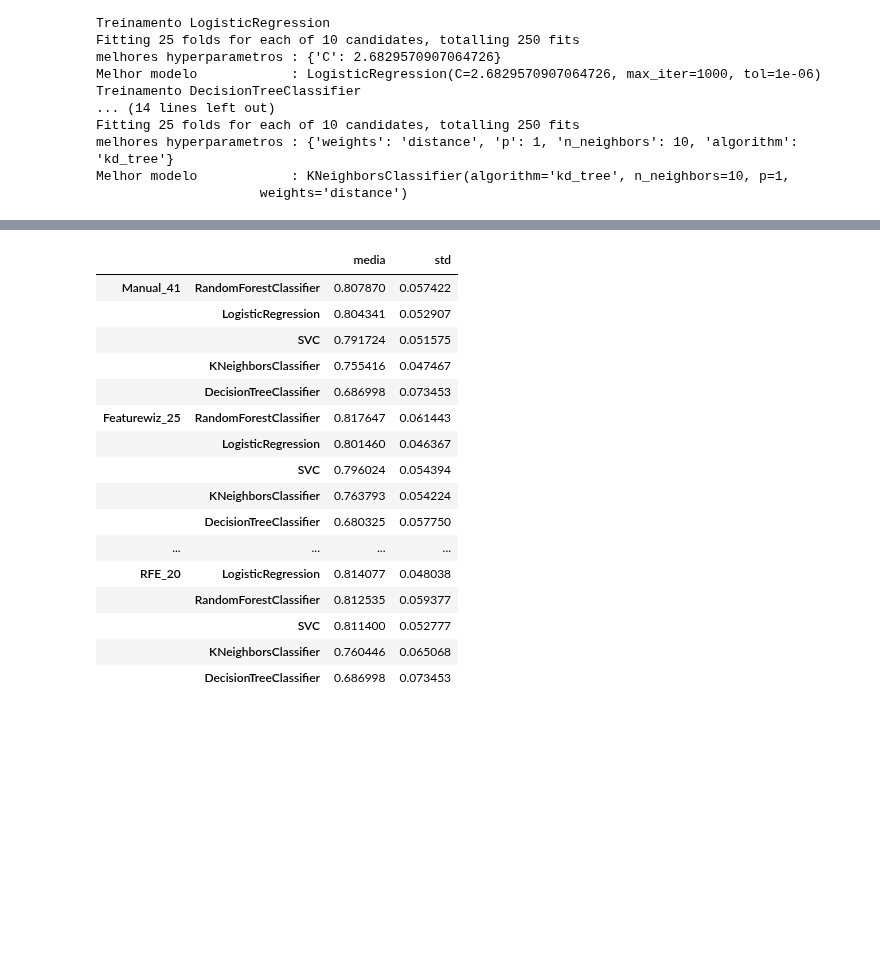
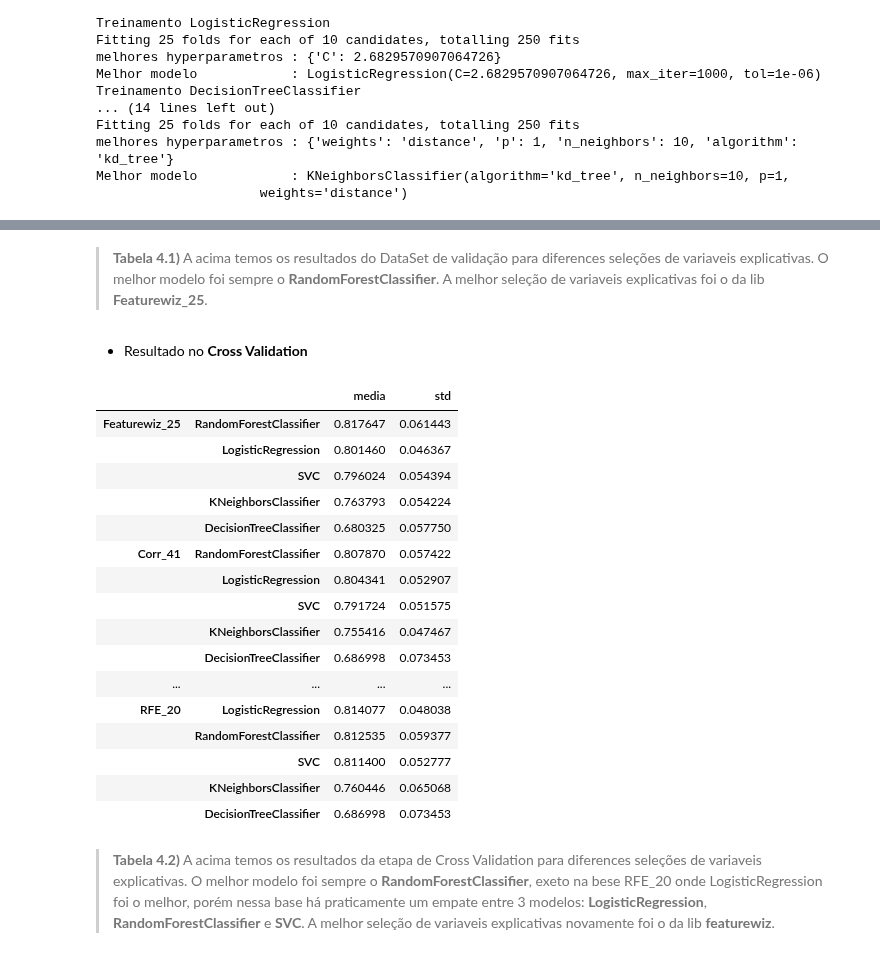
Before and after one commit to HenriqueCCdA/BC_DS_Projeto_Final, a Jupyter notebook: Notebooks/ML/treina_diferentes_var_explicativas.ipynb, the cells around one changed output, grey strips where cells are left out. Drawn from its saved outputs; the diff is of its cells as text; code cells hidden in the pictures; blank space fills up the shorter version.

```diff
--- a/Notebooks/ML/treina_diferentes_var_explicativas.ipynb
+++ b/Notebooks/ML/treina_diferentes_var_explicativas.ipynb
@@ -8,5 +71,5 @@ import pandas as pd
 # %%
-n_iter=10
-n_splits=5
-m_repeats=5
-seed = 1471523
+n_iter   = 10 # numero de iteração do RandomizedSearchCV
+n_splits = 5  # Numero de divisões RepeatedStratifiedKFold
+n_repeats= 10 # NUmero de repitões que RepeatedStratifiedKFold faz a difisão
+seed     = 1471523
@@ -84,0 +110,6 @@ Melhor modelo            : KNeighborsClassifier(algorithm='kd_tree', n_neighbors
+# %%
+df_corr_val, df_corr_cv = treinamentos(path='../../Dados/Tratados/dados_sem_corr_acima_do_valor_de_corte.csv',
+                                       n_iter=n_iter,
+                                       n_splits=n_splits,
+                                       n_repeats=m_repeats,
+                                       seed=seed)
@@ -133,30 +219,36 @@ resultados
 |  | 3 | SVC | 14 | 5 | 9 | 8 | 0.715170 |
 |  | 4 | KNeighborsClassifier | 14 | 5 | 7 | 10 | 0.690402 |
 |  | 5 | DummyClassifier | 10 | 9 | 7 | 10 | 0.577399 |
+# %% [markdown]
+> **Tabela 4.1)** A acima temos os resultados do DataSet de validação para diferences seleções de variaveis explicativas. O melhor modelo foi sempre o **RandomForestClassifier**. A melhor seleção de variaveis explicativas foi o da lib **Featurewiz_25**.
+# %% [markdown]
+* Resultado no **Cross Validation**
 # %%
-resultados = pd.concat([ df_manual_cv, df_featurewiz_cv, df_rfe30_cv, df_ref20_cv],
-                         keys={ 'Manual_41'     : df_manual_cv,
-                                'Featurewiz_25' : df_featurewiz_cv,
+resultados = pd.concat([ df_featurewiz_cv, df_corr_cv, df_rfe30_cv, df_ref20_cv],
+                         keys={ 'Featurewiz_25' : df_featurewiz_cv,
+                                'Corr_41'     : df_corr_cv,
                                 'RFE_30'        : df_rfe30_cv,
                                 'RFE_20'        : df_ref20_cv
                                }
                        )
 resultados
 # %% [output]
 |  |  | media | std |
-| Manual_41 | RandomForestClassifier | 0.807870 | 0.057422 |
-|  | LogisticRegression | 0.804341 | 0.052907 |
-|  | SVC | 0.791724 | 0.051575 |
-|  | KNeighborsClassifier | 0.755416 | 0.047467 |
-|  | DecisionTreeClassifier | 0.686998 | 0.073453 |
 | Featurewiz_25 | RandomForestClassifier | 0.817647 | 0.061443 |
 |  | LogisticRegression | 0.801460 | 0.046367 |
 |  | SVC | 0.796024 | 0.054394 |
 |  | KNeighborsClassifier | 0.763793 | 0.054224 |
 |  | DecisionTreeClassifier | 0.680325 | 0.057750 |
+| Corr_41 | RandomForestClassifier | 0.807870 | 0.057422 |
+|  | LogisticRegression | 0.804341 | 0.052907 |
+|  | SVC | 0.791724 | 0.051575 |
+|  | KNeighborsClassifier | 0.755416 | 0.047467 |
+|  | DecisionTreeClassifier | 0.686998 | 0.073453 |
 | ... | ... | ... | ... |
 | RFE_20 | LogisticRegression | 0.814077 | 0.048038 |
 |  | RandomForestClassifier | 0.812535 | 0.059377 |
 |  | SVC | 0.811400 | 0.052777 |
 |  | KNeighborsClassifier | 0.760446 | 0.065068 |
 |  | DecisionTreeClassifier | 0.686998 | 0.073453 |
+# %% [markdown]
+> **Tabela 4.2)** A acima temos os resultados da etapa de Cross Validation para diferences seleções de variaveis explicativas. O melhor modelo foi sempre o **RandomForestClassifier**, exeto na bese RFE_20 onde LogisticRegression foi o melhor, porém nessa base há praticamente um empate entre 3 modelos: **LogisticRegression**, **RandomForestClassifier** e **SVC**. A melhor seleção de variaveis explicativas novamente foi o da lib **featurewiz**.
```
Also changed, not shown: parts of 20 cells of this notebook, 2 other files.
